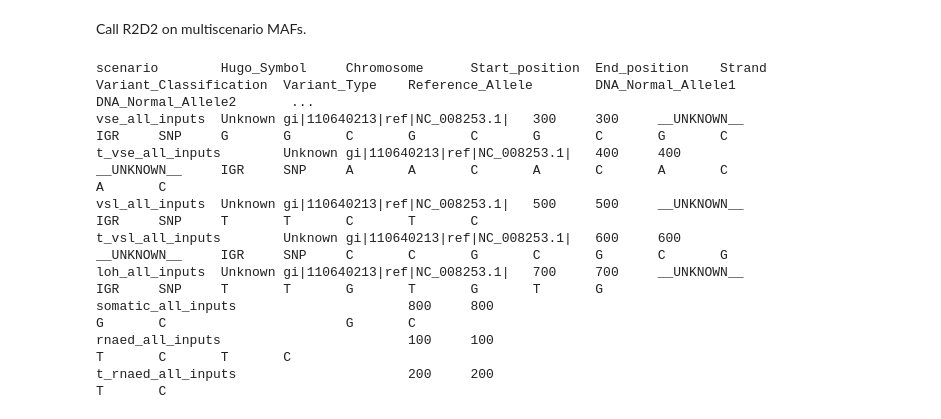
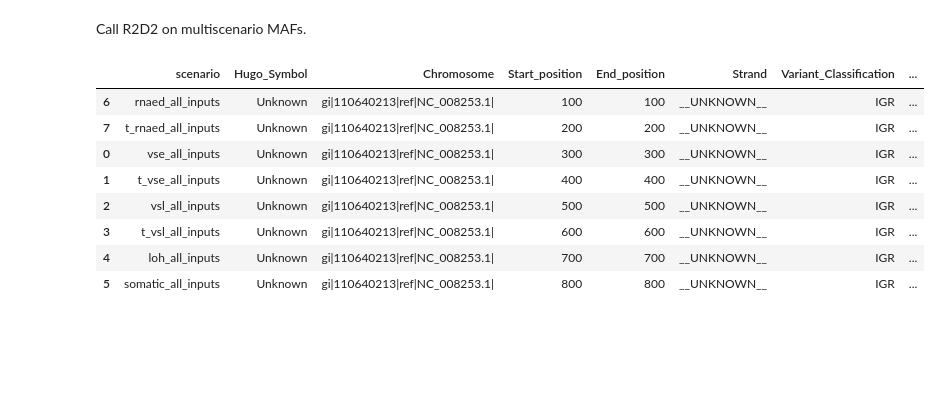
Before and after one commit to vanallenlab/r2d2, a Jupyter notebook: SNV Simulation.ipynb, the cells around one changed output. Drawn from its saved outputs; the diff is of its cells as text; code cells hidden in the pictures; blank space fills up the shorter version.

```diff
--- a/SNV Simulation.ipynb
+++ b/SNV Simulation.ipynb
@@ -569,15 +569,18 @@ python r2d2.py \
     --rna_normal "$base_dir/multiscen_rna_normal.sorted.maf" \
     --rna_tumor "$base_dir/multiscen_rna_tumor.sorted.maf" \
     --output "$output_path"
-
-cat "$output_path"
-# %% [output]
-scenario        Hugo_Symbol     Chromosome      Start_position  End_position    Strand  Variant_Classification  Variant_Type    Reference_Allele        DNA_Normal_Allele1      DNA_Normal_Allele2       ...
-vse_all_inputs  Unknown gi|110640213|ref|NC_008253.1|   300     300     __UNKNOWN__     IGR     SNP     G       G       C       G       C       G       C       G       C
-t_vse_all_inputs        Unknown gi|110640213|ref|NC_008253.1|   400     400     __UNKNOWN__     IGR     SNP     A       A       C       A       C       A       C       A       C
-vsl_all_inputs  Unknown gi|110640213|ref|NC_008253.1|   500     500     __UNKNOWN__     IGR     SNP     T       T       C       T       C
-t_vsl_all_inputs        Unknown gi|110640213|ref|NC_008253.1|   600     600     __UNKNOWN__     IGR     SNP     C       C       G       C       G       C       G
-loh_all_inputs  Unknown gi|110640213|ref|NC_008253.1|   700     700     __UNKNOWN__     IGR     SNP     T       T       G       T       G       T       G
-somatic_all_inputs                      800     800                                                     G       C                       G       C
-rnaed_all_inputs                        100     100                                                                     T       C       T       C
-t_rnaed_all_inputs                      200     200                                                                                     T       C
+# %%
+import pandas as pd
+
+df = pd.read_csv('test_input/output/multiscen.tsv', sep='\t')
+df.sort_values('Start_position')
+# %% [output]
+|  | scenario | Hugo_Symbol | Chromosome | Start_position | End_position | Strand | Variant_Classification | ... |
+| 6 | rnaed_all_inputs | Unknown | gi|110640213|ref|NC_008253.1| | 100 | 100 | __UNKNOWN__ | IGR | ... |
+| 7 | t_rnaed_all_inputs | Unknown | gi|110640213|ref|NC_008253.1| | 200 | 200 | __UNKNOWN__ | IGR | ... |
+| 0 | vse_all_inputs | Unknown | gi|110640213|ref|NC_008253.1| | 300 | 300 | __UNKNOWN__ | IGR | ... |
+| 1 | t_vse_all_inputs | Unknown | gi|110640213|ref|NC_008253.1| | 400 | 400 | __UNKNOWN__ | IGR | ... |
+| 2 | vsl_all_inputs | Unknown | gi|110640213|ref|NC_008253.1| | 500 | 500 | __UNKNOWN__ | IGR | ... |
+| 3 | t_vsl_all_inputs | Unknown | gi|110640213|ref|NC_008253.1| | 600 | 600 | __UNKNOWN__ | IGR | ... |
+| 4 | loh_all_inputs | Unknown | gi|110640213|ref|NC_008253.1| | 700 | 700 | __UNKNOWN__ | IGR | ... |
+| 5 | somatic_all_inputs | Unknown | gi|110640213|ref|NC_008253.1| | 800 | 800 | __UNKNOWN__ | IGR | ... |
```
Also changed, not shown: 1 other file.
